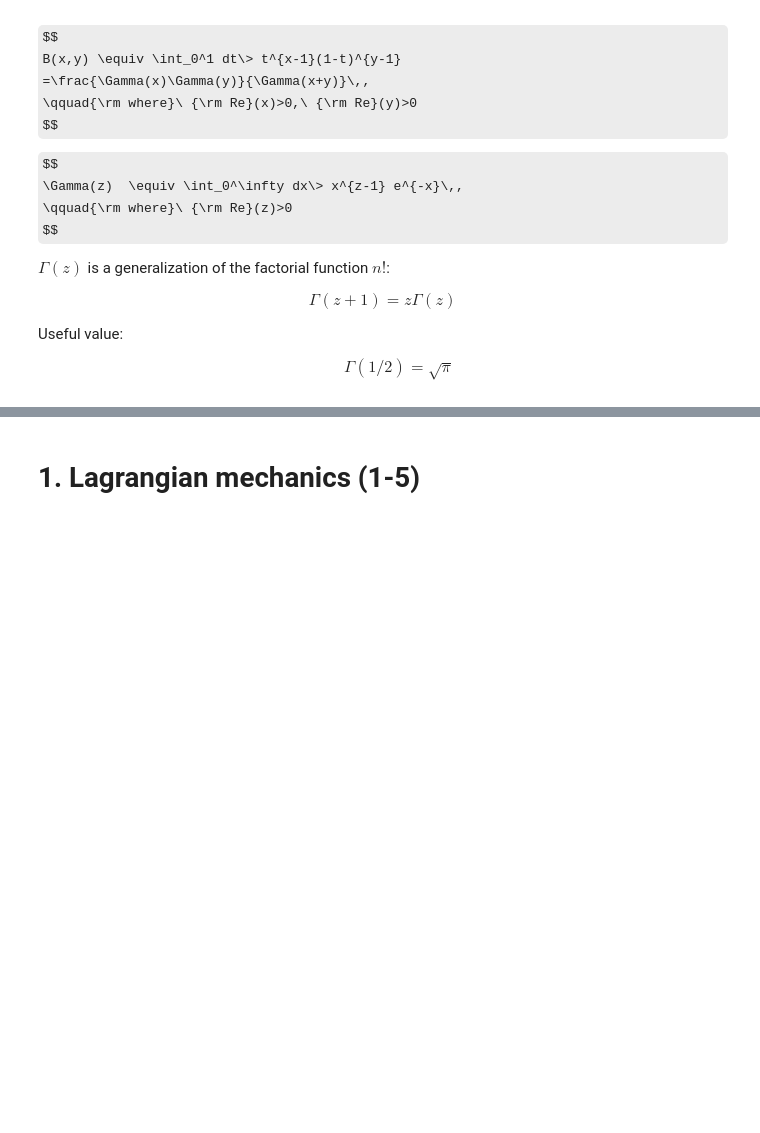
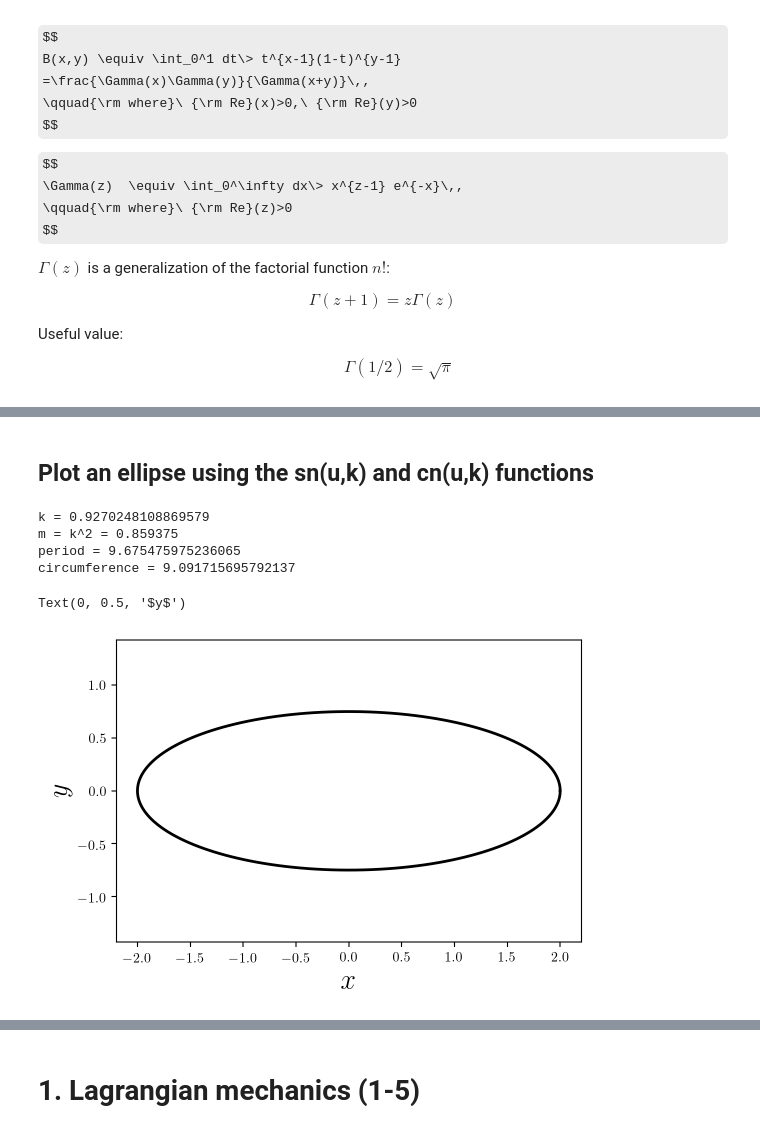
Before and after one commit to josephromano/josephromano.github.io, a Jupyter notebook: PHYS5306/notes/workbook.ipynb, the cells around one changed output, grey strips where cells are left out. Saved outputs shown, nothing was run; the diff lists cells and outputs as text; code cells hidden in the pictures; some formulas as TeX source; blank space fills up the shorter version.

```diff
--- a/PHYS5306/notes/workbook.ipynb
+++ b/PHYS5306/notes/workbook.ipynb
@@ -410,0 +421,40 @@ plt.legend(k)
+# %% [markdown]
+## Plot an ellipse using the sn(u,k) and cn(u,k) functions
+# %%
+# semi-major, semi-minor axes
+a = 2.
+b = 0.75
+
+# calculate eccentricity
+k = np.sqrt(1-(b/a)**2)
+m = k**2 # scipy uses m=k^2
+print('k =', k)
+print('m = k^2 =', m)
+
+# period
+P = 4*special.ellipk(m)
+print('period =', P)
+
+# circumference
+C = 4*a*special.ellipe(m)
+print('circumference =', C)
+
+# calculate elliptic functions
+u = np.linspace(0, P, 10000)
+sn, cn, dn, ph = special.ellipj(u, m)
+x = a*cn
+y = b*sn
+
+# plot figure
+plt.figure()
+plt.axis('equal')
+plt.plot(x, y, color='k', ls='-', lw=2)
+plt.xlabel('$x$', size=20)
+plt.ylabel('$y$', size=20)
+# %% [output]
+k = 0.9270248108869579
+m = k^2 = 0.859375
+period = 9.675475975236065
+circumference = 9.091715695792137
+Text(0, 0.5, '$y$')
+[figure, added]
```
Also changed, not shown: parts of 5 cells of this notebook, 1 other file.
